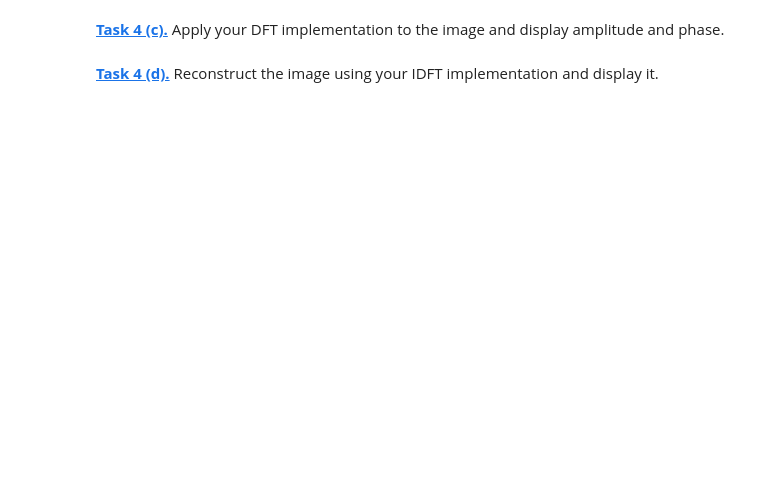
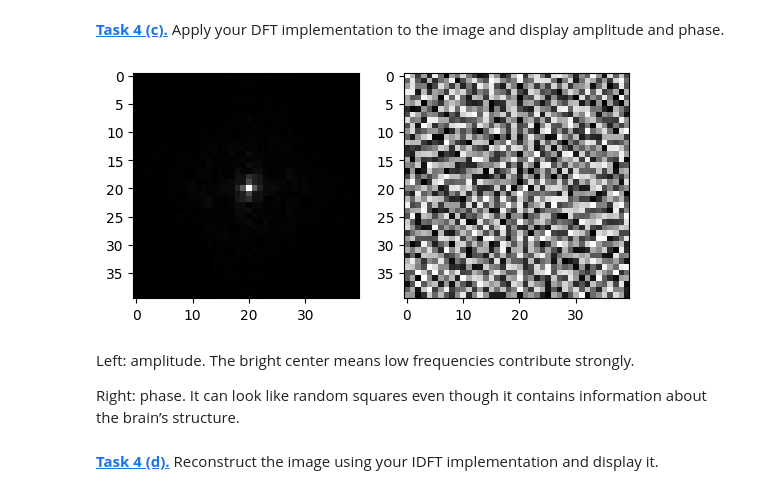
Before and after one commit to sedanep/mobifs5-python, a Jupyter notebook: fourier.ipynb, the cells around one changed output. Drawn from its saved outputs; the diff is of its cells as text; code cells hidden in the pictures; blank space fills up the shorter version.

```diff
--- a/fourier.ipynb
+++ b/fourier.ipynb
@@ -270,4 +271,21 @@ NameError: name 'brain_img' is not defined
 # %% [markdown]
 **[Task 4 (c).]()** Apply your DFT implementation to the image and display amplitude and phase.
+# %%
+test_dft = bok_dft(test_img)
+shifted = np.fft.fftshift(test_dft)
+
+plt.subplot(1, 2, 1)
+plt.imshow(np.log1p(np.abs(shifted)), cmap='gray')
+
+plt.subplot(1, 2, 2)
+plt.imshow(np.angle(shifted), cmap='gray')
+
+plt.show()
+# %% [output]
+[figure, added]
+# %% [markdown]
+Left: amplitude. The bright center means low frequencies contribute strongly.
+
+Right: phase. It can look like random squares even though it contains information about the brain’s structure.
 # %% [markdown]
 **[Task 4 (d).]()** Reconstruct the image using your IDFT implementation and display it.
```
Also changed, not shown: parts of 8 cells of this notebook.
